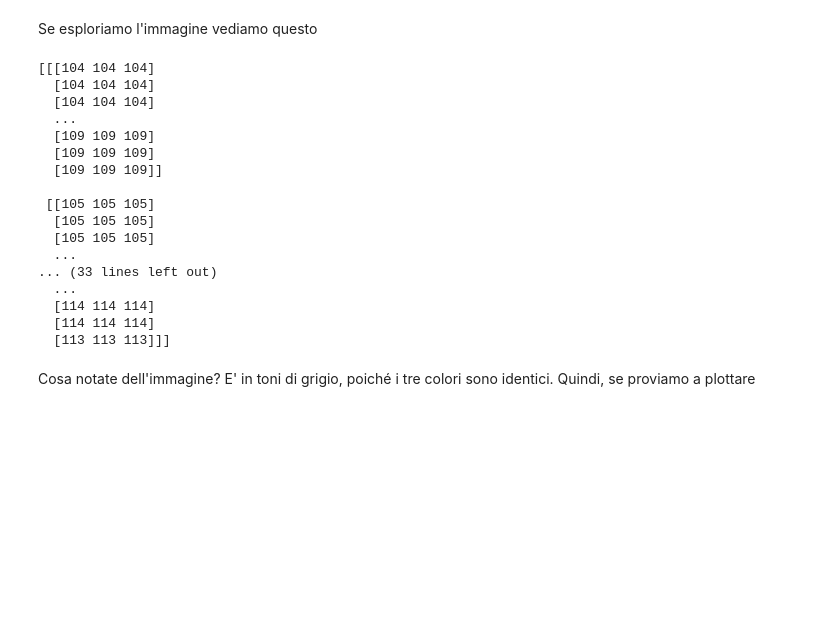
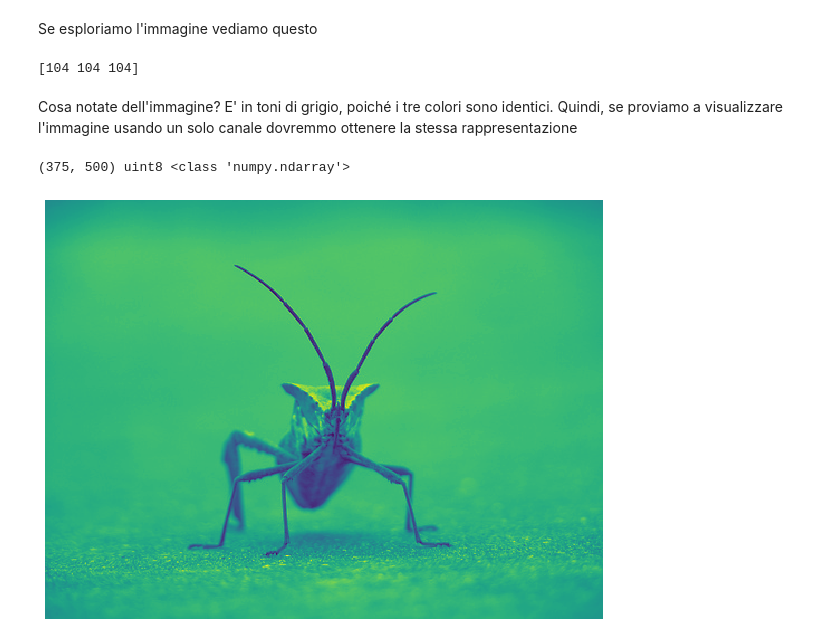
Before and after one commit to gmanco/cv_notebooks, a Jupyter notebook: lezione1.ipynb, the cells around one changed output. Saved outputs shown, nothing was run; the diff lists cells and outputs as text; code cells hidden in the pictures; blank space fills up the shorter version.

```diff
--- a/lezione1.ipynb
+++ b/lezione1.ipynb
@@ -13,11 +13,17 @@ Altre librerie avanzate che vedremo in seguito sono    `PIL` (Pillow), `OpenCV`
 # %%
 import os
 import numpy as np
+import matplotlib
 import matplotlib.pyplot as plt
 from matplotlib import image as mp_image
+from matplotlib.colors import ListedColormap, LinearSegmentedColormap
+from matplotlib import cm
 from scipy.ndimage import affine_transform, zoom
 from scipy import misc
 
 
 # Necessario per mostrare le figure nei notebooks
 %matplotlib inline
+
+
+img_src = './data/'
@@ -24,17 +32,24 @@ from scipy import misc
+# %%
+def img_show(image,**argv):
+    plt.figure(figsize=(10,10))
+    plt.imshow(image,**argv) # display the image
+    plt.axis('off')
+    plt.show()
+
+
+def img_info(image):
+    print(image.shape, image.dtype, type(image))
 # %% [markdown]
 Cominciamo con vedere come possiamo leggere immagini base usando matplotlib.
 # %%
 # legge l'immagine come un'array di pixel
-image = mp_image.imread('././data/stinkbug.png')
+image = mp_image.imread(os.path.join(img_src,'stinkbug.png'))
 # un po' di sommari
 
-print(image.shape, image.dtype, type(image))
+img_info(image)
 
 # visualizziamo l'immagine
-plt.figure(figsize=(10,10))
-plt.imshow(image) # display the image
-plt.axis('off')
-plt.show()
+img_show(image)
 # %% [output]
 (375, 500, 3) float32 <class 'numpy.ndarray'>
 [figure]
@@ -79,25 +90,19 @@ plt.show()
 # %% [markdown]
 Se esploriamo l'immagine vediamo questo
 # %%
-print(image1)
+print(image1[0,0])
 # %% [output]
-[[[104 104 104]
-  [104 104 104]
-  [104 104 104]
-  ...
-  [109 109 109]
-  [109 109 109]
-  [109 109 109]]
-
- [[105 105 105]
-  [105 105 105]
-  [105 105 105]
-  ...
-... (33 lines left out)
-  ...
-  [114 114 114]
-  [114 114 114]
-  [113 113 113]]]
+[104 104 104]
 # %% [markdown]
 Cosa notate dell'immagine? E' in toni di grigio, poiché i tre colori sono identici.
-Quindi, se proviamo a plottare
+Quindi, se proviamo a visualizzare l'immagine usando un solo canale dovremmo ottenere la stessa rappresentazione
+# %%
+img_grey = image1[:,:,0]
+
+img_info(img_grey)
+
+
+img_show(img_grey) # display the image
+# %% [output]
+(375, 500) uint8 <class 'numpy.ndarray'>
+[figure, added]
```
Also changed, not shown: parts of 31 cells of this notebook.
